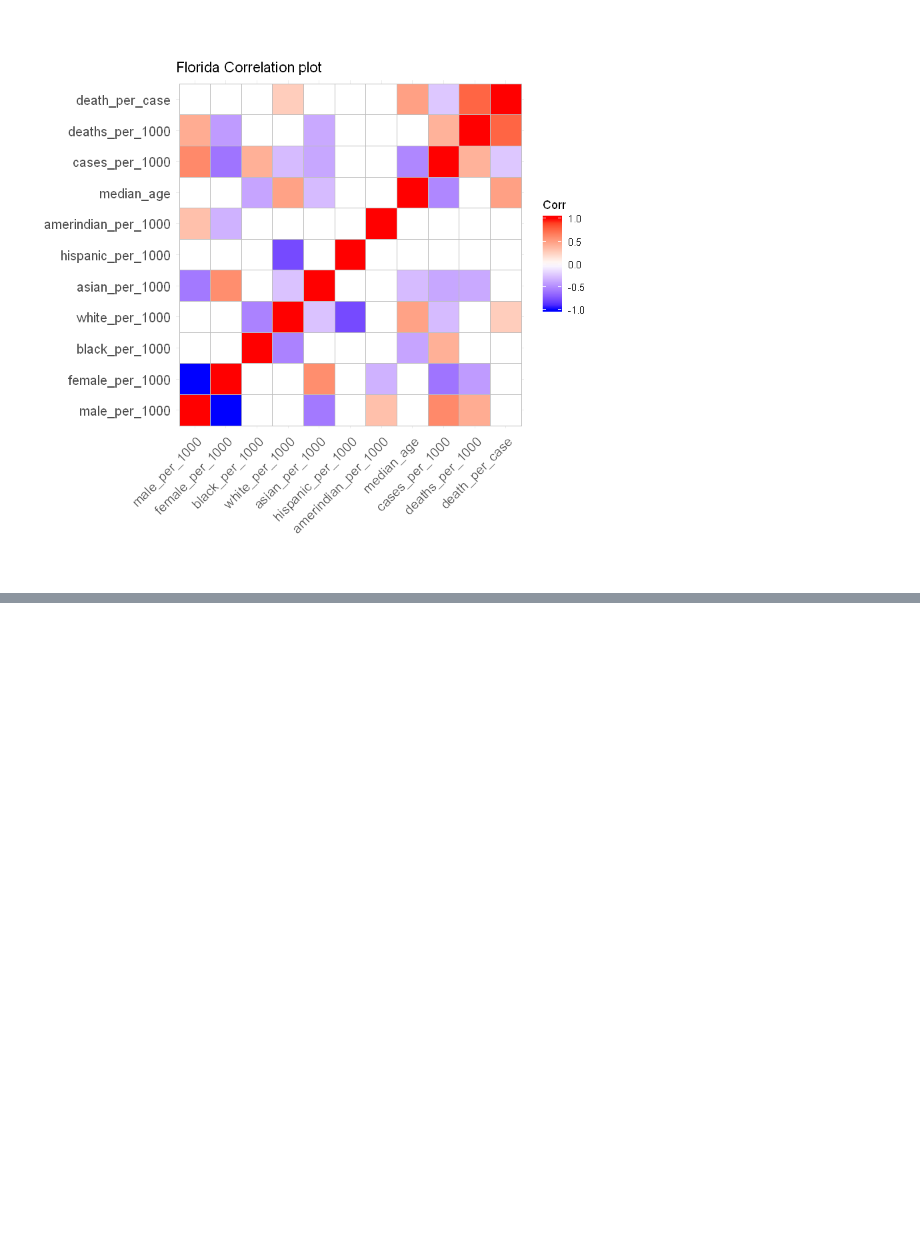
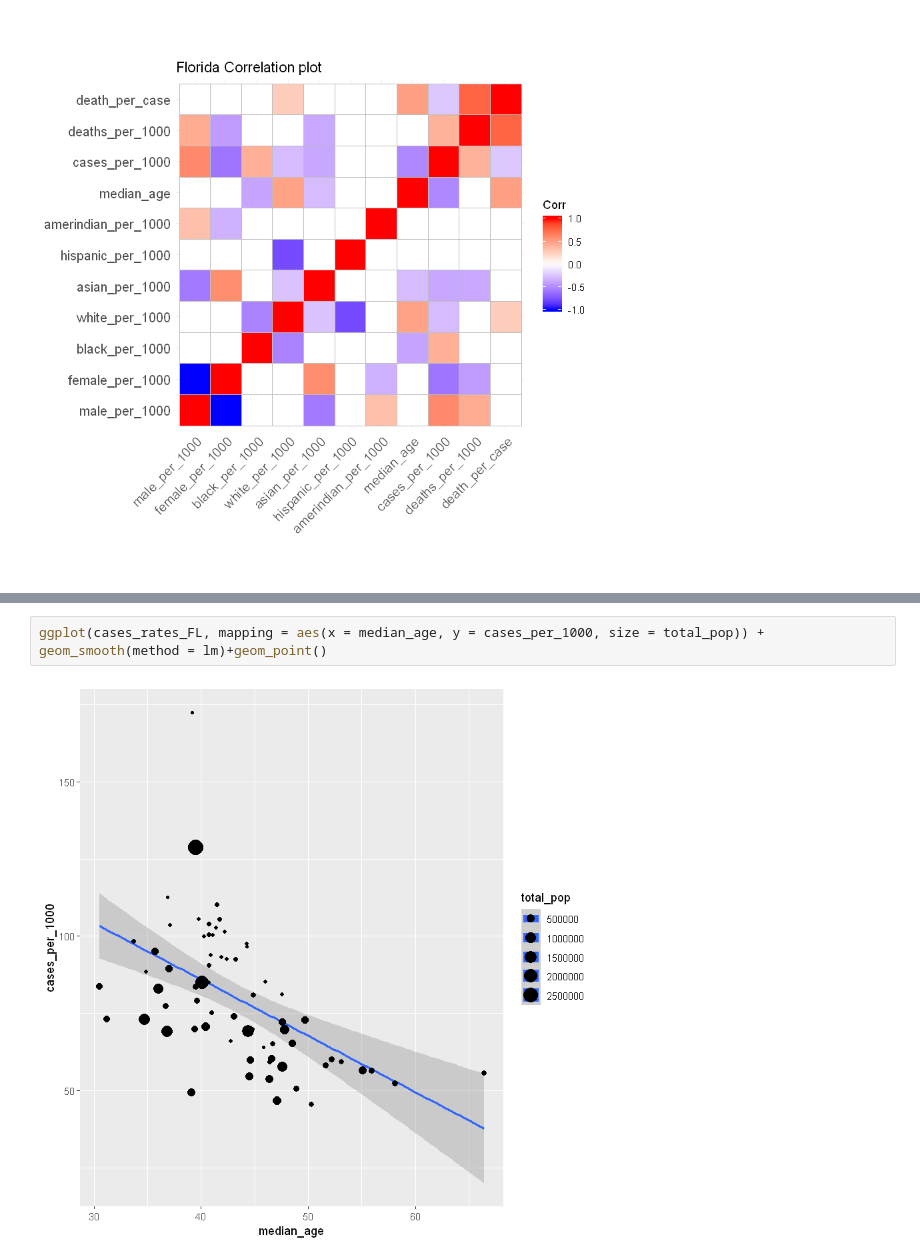
Before and after one commit to hlambson/CS7331, a Jupyter notebook: Project 1/Project 1.ipynb, the cells around one changed output, grey strips where cells are left out. Drawn from its saved outputs; the diff is of its cells as text; blank space fills up the shorter version.

```diff
--- a/Project 1/Project 1.ipynb
+++ b/Project 1/Project 1.ipynb
@@ -402,0 +403,4 @@ labs(title = "California Correlation plot")
+# %%
+ggplot(cases_rates_FL, mapping = aes(x = median_age, y = cases_per_1000, size = total_pop)) + geom_smooth(method = lm)+geom_point()
+# %% [output]
+[figure, added]
```
Also changed, not shown: parts of 7 cells of this notebook.
